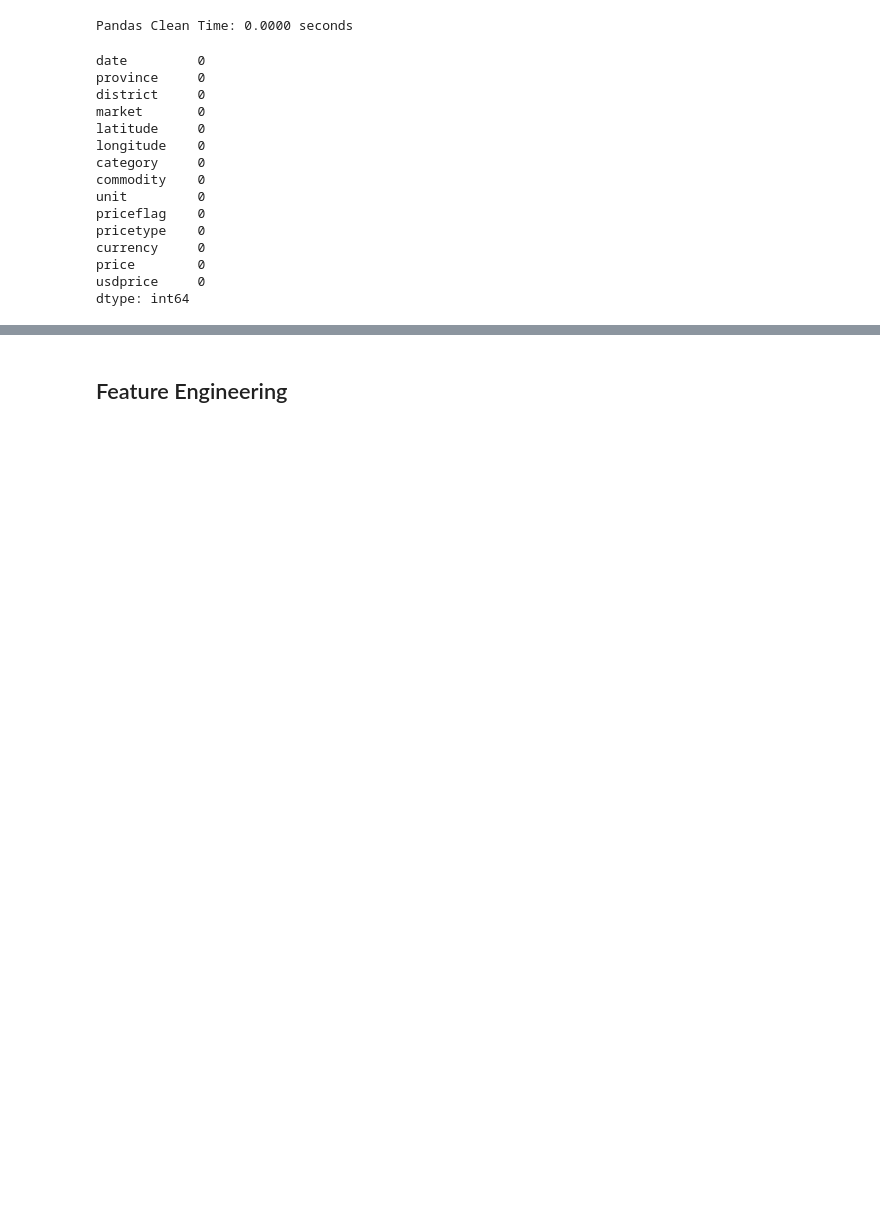
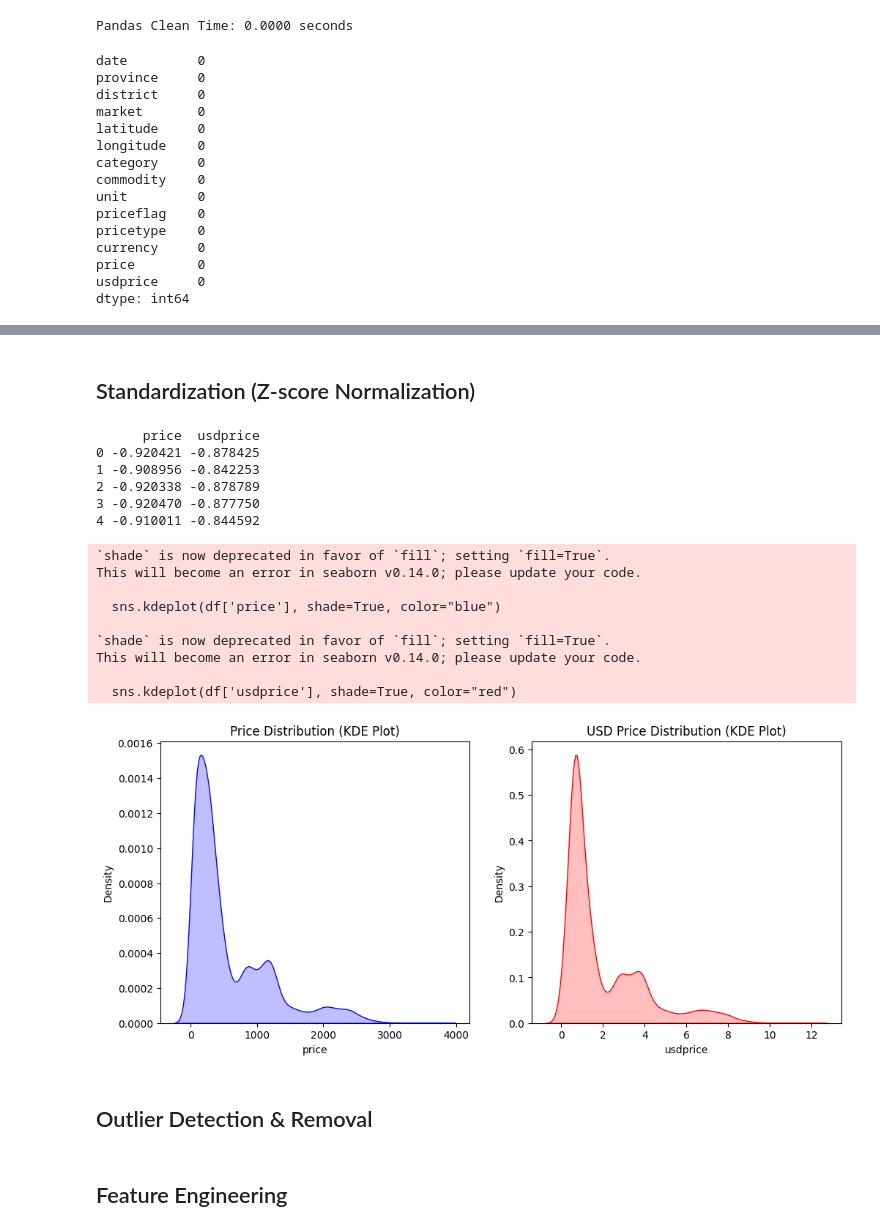
Before and after one commit to HChandeepa/Sri_Lanka_Food_Prices_Analysis, a Jupyter notebook: Sri_Lanka_Food_Prices_CW.ipynb, the cells around one changed output, grey strips where cells are left out. Drawn from its saved outputs; the diff is of its cells as text; code cells hidden in the pictures; blank space fills up the shorter version.

Commit message:
Normalization

```diff
--- a/Sri_Lanka_Food_Prices_CW.ipynb
+++ b/Sri_Lanka_Food_Prices_CW.ipynb
@@ -178,0 +234,49 @@ df.drop_duplicates(inplace=True)
+# %% [markdown]
+## Standardization (Z-score Normalization)
+# %%
+from sklearn.preprocessing import StandardScaler
+
+# Initialize the scaler
+scaler = StandardScaler()
+
+# Fit and transform the 'price' and 'usdprice' columns
+df[['price', 'usdprice']] = scaler.fit_transform(df[['price', 'usdprice']])
+
+# Check the scaled data
+print(df[['price', 'usdprice']].head())
+# %% [output]
+      price  usdprice
+0 -0.920421 -0.878425
+1 -0.908956 -0.842253
+2 -0.920338 -0.878789
+3 -0.920470 -0.877750
+4 -0.910011 -0.844592
+# %%
+import matplotlib.pyplot as plt
+import seaborn as sns
+
+# KDE Plot for price and usdprice
+plt.figure(figsize=(12, 5))
+
+plt.subplot(1, 2, 1)
+sns.kdeplot(df['price'], shade=True, color="blue")
+plt.title("Price Distribution (KDE Plot)")
+
+plt.subplot(1, 2, 2)
+sns.kdeplot(df['usdprice'], shade=True, color="red")
+plt.title("USD Price Distribution (KDE Plot)")
+
+plt.show()
+# %% [output]
+`shade` is now deprecated in favor of `fill`; setting `fill=True`.
+This will become an error in seaborn v0.14.0; please update your code.
+
+  sns.kdeplot(df['price'], shade=True, color="blue")
+
+`shade` is now deprecated in favor of `fill`; setting `fill=True`.
+This will become an error in seaborn v0.14.0; please update your code.
+
+  sns.kdeplot(df['usdprice'], shade=True, color="red")
+[figure, added]
+# %% [markdown]
+## Outlier Detection & Removal
```
Also changed, not shown: parts of 27 cells of this notebook.
